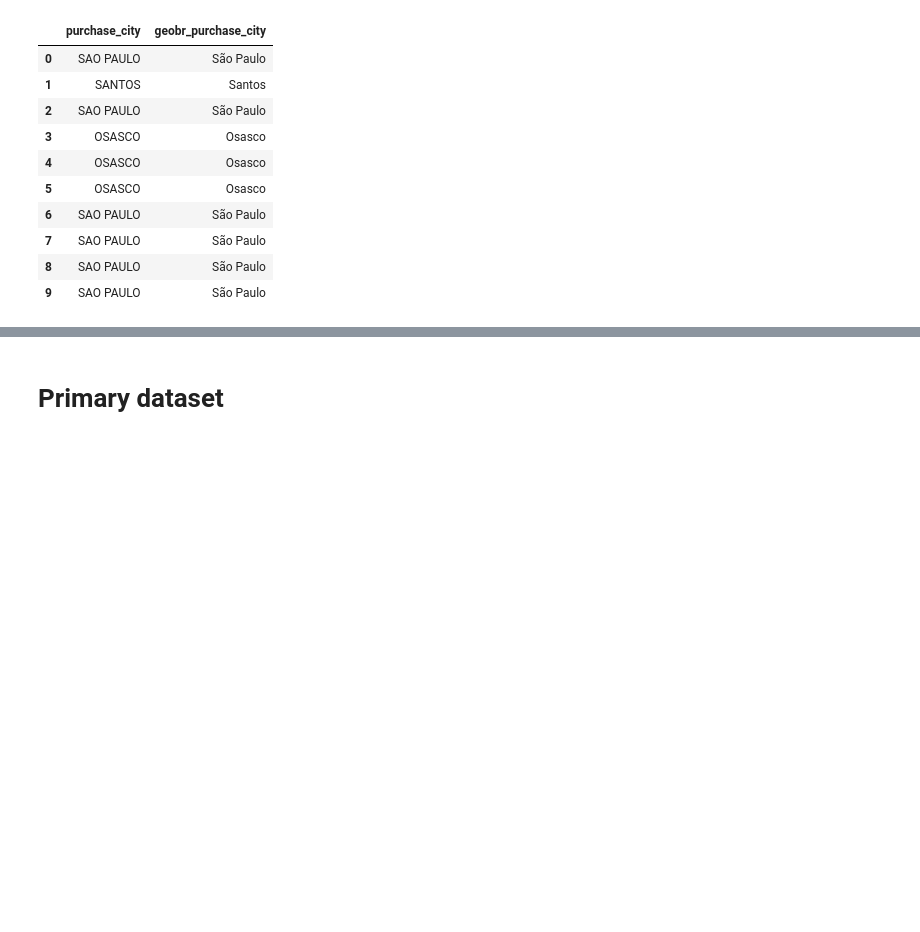
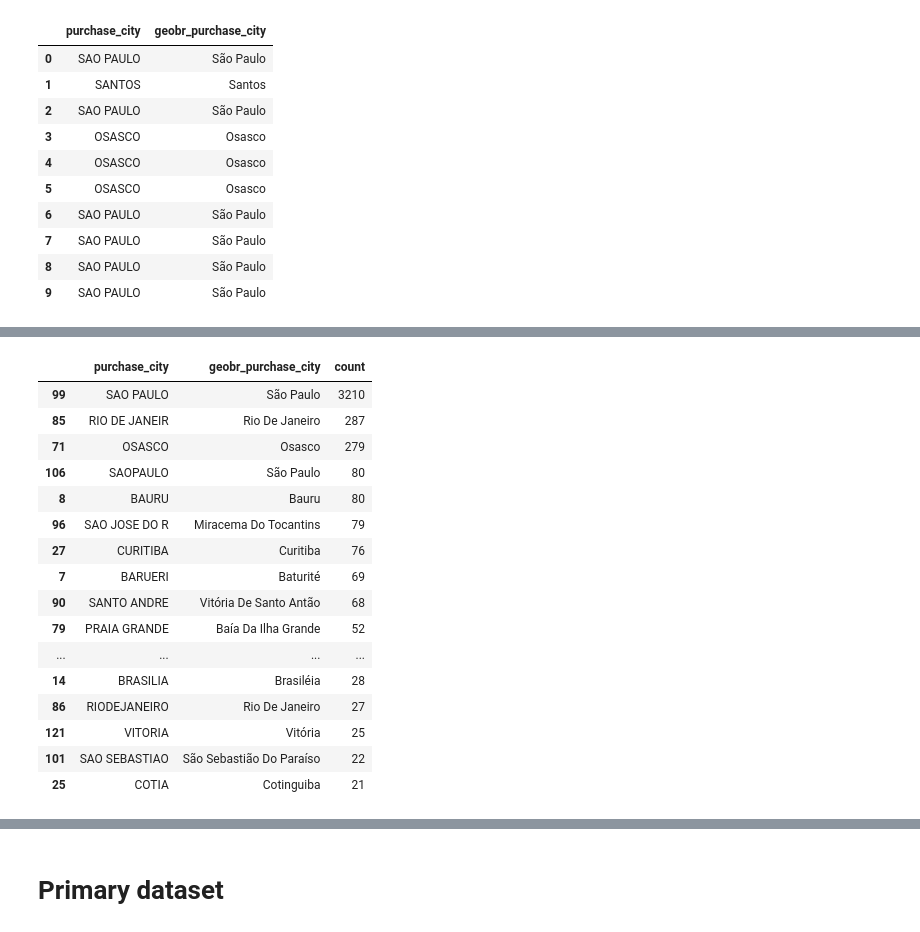
Before and after one commit to xrhd/brazilian-credit-card-spending, a Jupyter notebook: notebooks/01_Explore.ipynb, the cells around one changed output, grey strips where cells are left out. Saved outputs shown, nothing was run; the diff lists cells and outputs as text; code cells hidden in the pictures; blank space fills up the shorter version.

```diff
--- a/notebooks/01_Explore.ipynb
+++ b/notebooks/01_Explore.ipynb
@@ -466 +474,4 @@ mib.groupby(['purchase_city', 'geobr_purchase_city']).size().reset_index().renam
 122 rows × 3 columns
+# %%
+tmp_df.head(20)
+# %% [output]
@@ -466,0 +479,17 @@ mib.groupby(['purchase_city', 'geobr_purchase_city']).size().reset_index().renam
+|  | purchase_city | geobr_purchase_city | count |
+| 99 | SAO PAULO | São Paulo | 3210 |
+| 85 | RIO DE JANEIR | Rio De Janeiro | 287 |
+| 71 | OSASCO | Osasco | 279 |
+| 106 | SAOPAULO | São Paulo | 80 |
+| 8 | BAURU | Bauru | 80 |
+| 96 | SAO JOSE DO R | Miracema Do Tocantins | 79 |
+| 27 | CURITIBA | Curitiba | 76 |
+| 7 | BARUERI | Baturité | 69 |
+| 90 | SANTO ANDRE | Vitória De Santo Antão | 68 |
+| 79 | PRAIA GRANDE | Baía Da Ilha Grande | 52 |
+| ... | ... | ... | ... |
+| 14 | BRASILIA | Brasiléia | 28 |
+| 86 | RIODEJANEIRO | Rio De Janeiro | 27 |
+| 121 | VITORIA | Vitória | 25 |
+| 101 | SAO SEBASTIAO | São Sebastião Do Paraíso | 22 |
+| 25 | COTIA | Cotinguiba | 21 |
```
Also changed, not shown: parts of 12 cells of this notebook, 3 other files.
